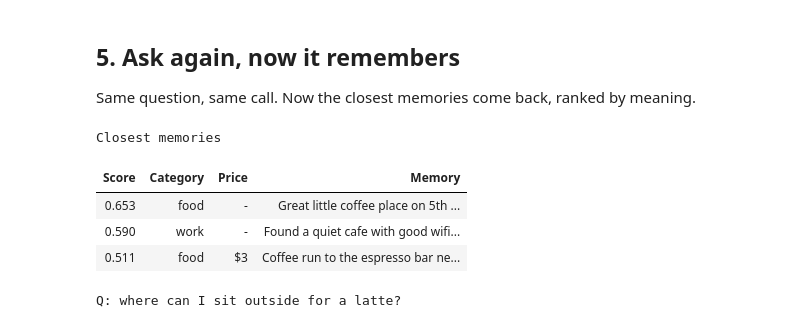
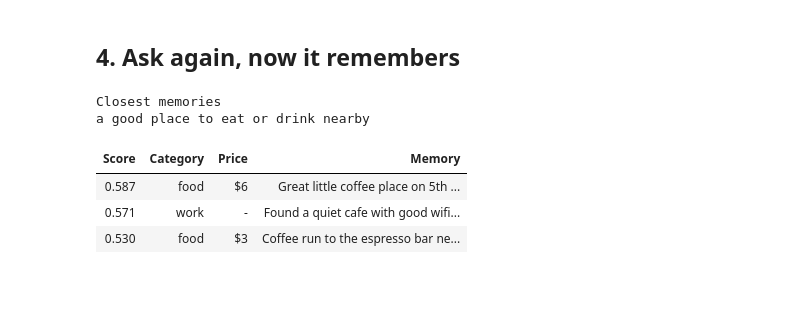
Before and after one commit to Dylancouzon/on-device-memory-course, a Jupyter notebook: L3/Lesson3.ipynb, the cells around one changed output. Drawn from its saved outputs; the diff is of its cells as text; code cells hidden in the pictures; blank space fills up the shorter version.

```diff
--- a/L3/Lesson3.ipynb
+++ b/L3/Lesson3.ipynb
@@ -11,11 +9,12 @@ from helper import *
 from qdrant_edge import (Distance, EdgeConfig, EdgeShard,
                          EdgeVectorParams, Query, QueryRequest)
 
-SHARD_DIR = fresh_start("./coffee_shard")
+SHARD_DIR = fresh_start("./mem_shard")
 
 config = EdgeConfig(
     vectors={
         "text": EdgeVectorParams(size=768, distance=Distance.Cosine),
+        "image": EdgeVectorParams(size=512, distance=Distance.Cosine),
     }
 )
 shard = EdgeShard.create(SHARD_DIR, config)
@@ -25,12 +24,15 @@ Empty shard created at ./coffee_shard
 # %%
-question = "where can I sit outside for a latte?"
+question = "a good place to eat or drink nearby"
+
+question_vector = embed_query(question)
+
 hits = shard.query(
     QueryRequest(
-        query=Query.Nearest(embed_query(question), using="text"),
+        query=Query.Nearest(question_vector, using="text"),
         limit=3,
         with_payload=True,
     )
 )
-results_table(hits, "Closest memories", caption=f'Q: {question}')
+results_table(hits, "Closest memories", query=question)
 # %% [output]
 Closest memories
@@ -85,20 +94,20 @@ Stored 20 memories
-# %% [markdown]
-## 5. Ask again, now it remembers
-
-Same question, same call. Now the closest memories come back, ranked by meaning.
+# %% [markdown]
+## 4. Ask again, now it remembers
 # %%
+question_vector = embed_query(question)
+
 hits = shard.query(
     QueryRequest(
-        query=Query.Nearest(embed_query(question), using="text"),
+        query=Query.Nearest(question_vector, using="text"),
         limit=3,
         with_payload=True,
     )
 )
-results_table(hits, "Closest memories", caption=f'Q: {question}')
+results_table(hits, "Closest memories", query=question)
 # %% [output]
 Closest memories
+a good place to eat or drink nearby
 | Score | Category | Price | Memory |
-| 0.653 | food | - | Great little coffee place on 5th ... |
-| 0.590 | work | - | Found a quiet cafe with good wifi... |
-| 0.511 | food | $3 | Coffee run to the espresso bar ne... |
+| 0.587 | food | $6 | Great little coffee place on 5th ... |
+| 0.571 | work | - | Found a quiet cafe with good wifi... |
+| 0.530 | food | $3 | Coffee run to the espresso bar ne... |
-Q: where can I sit outside for a latte?
```
Also changed, not shown: parts of 29 cells of this notebook, 32 other files.
